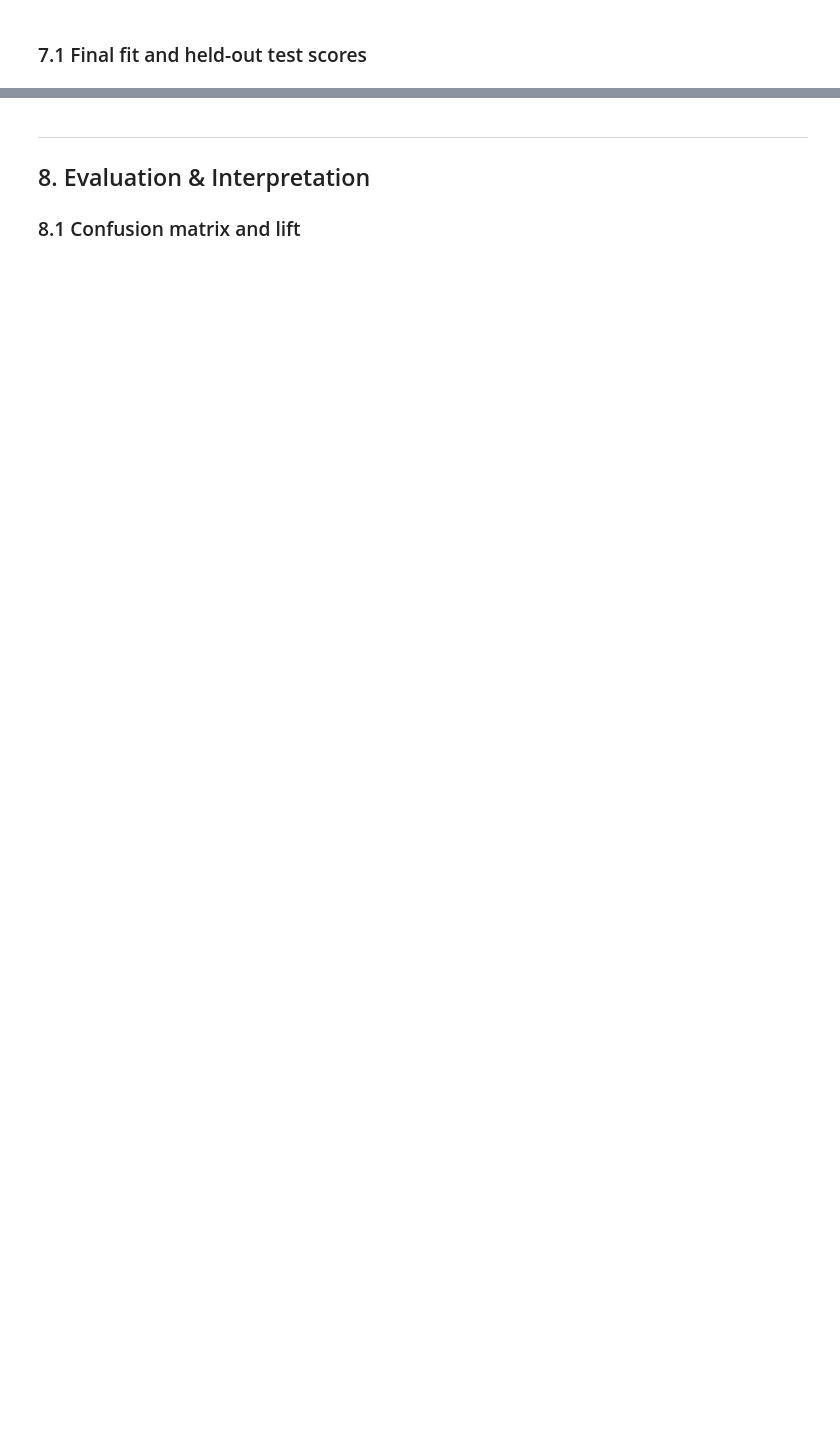
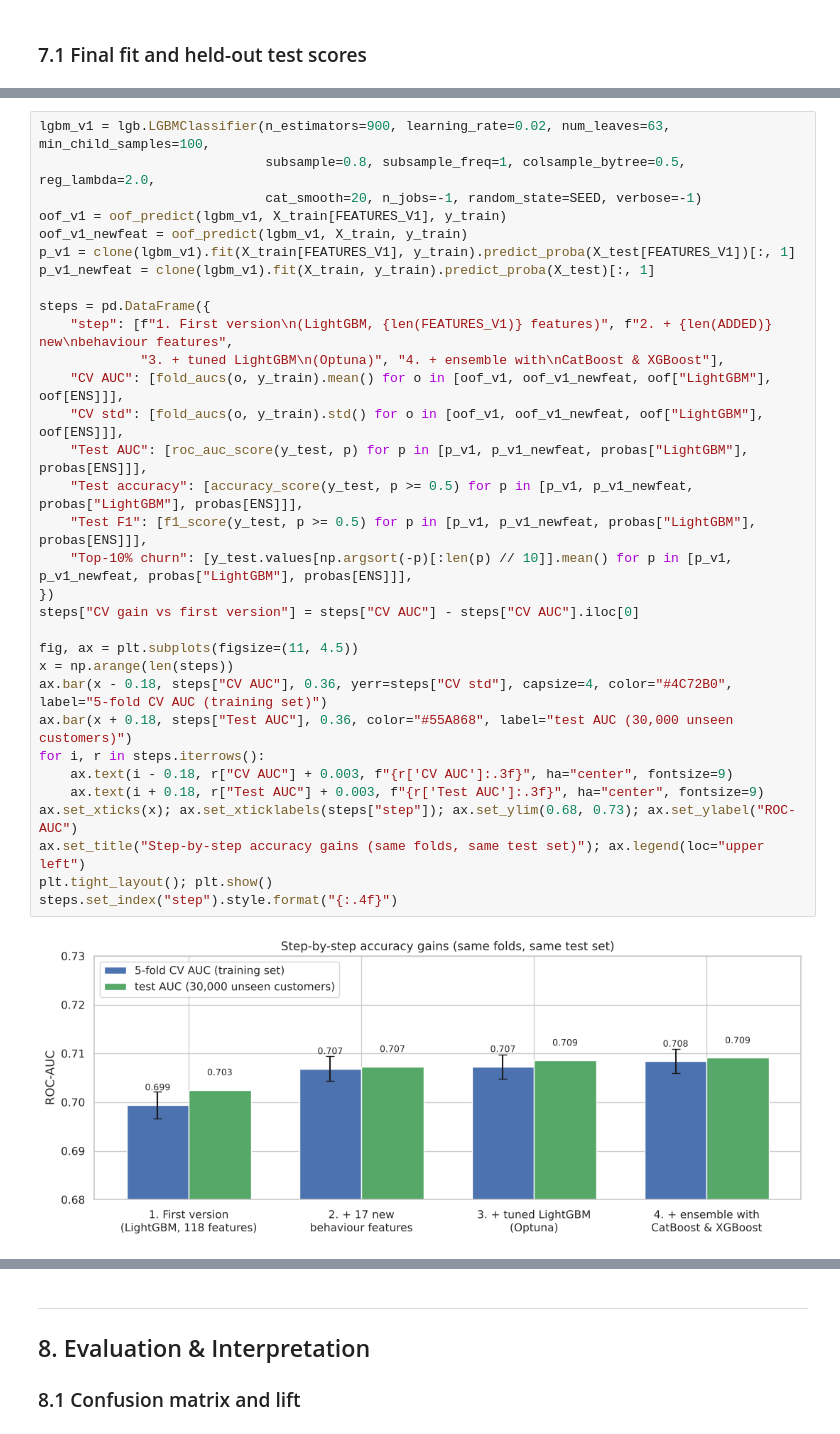
Before and after one commit to Shafayet-jamil/final-assignment-gci, a Jupyter notebook: Shafayet_Jamil.ipynb, the cells around one changed output, grey strips where cells are left out. Drawn from its saved outputs; the diff is of its cells as text; blank space fills up the shorter version.

```diff
--- a/Shafayet_Jamil.ipynb
+++ b/Shafayet_Jamil.ipynb
@@ -569,0 +756,34 @@ An AUC around 0.70 is in line with what is reported for this type of wireless-ca
+# %%
+lgbm_v1 = lgb.LGBMClassifier(n_estimators=900, learning_rate=0.02, num_leaves=63, min_child_samples=100,
+                             subsample=0.8, subsample_freq=1, colsample_bytree=0.5, reg_lambda=2.0,
+                             cat_smooth=20, n_jobs=-1, random_state=SEED, verbose=-1)
+oof_v1 = oof_predict(lgbm_v1, X_train[FEATURES_V1], y_train)
+oof_v1_newfeat = oof_predict(lgbm_v1, X_train, y_train)
+p_v1 = clone(lgbm_v1).fit(X_train[FEATURES_V1], y_train).predict_proba(X_test[FEATURES_V1])[:, 1]
+p_v1_newfeat = clone(lgbm_v1).fit(X_train, y_train).predict_proba(X_test)[:, 1]
+
+steps = pd.DataFrame({
+    "step": [f"1. First version\n(LightGBM, {len(FEATURES_V1)} features)", f"2. + {len(ADDED)} new\nbehaviour features",
+             "3. + tuned LightGBM\n(Optuna)", "4. + ensemble with\nCatBoost & XGBoost"],
+    "CV AUC": [fold_aucs(o, y_train).mean() for o in [oof_v1, oof_v1_newfeat, oof["LightGBM"], oof[ENS]]],
+    "CV std": [fold_aucs(o, y_train).std() for o in [oof_v1, oof_v1_newfeat, oof["LightGBM"], oof[ENS]]],
+    "Test AUC": [roc_auc_score(y_test, p) for p in [p_v1, p_v1_newfeat, probas["LightGBM"], probas[ENS]]],
+    "Test accuracy": [accuracy_score(y_test, p >= 0.5) for p in [p_v1, p_v1_newfeat, probas["LightGBM"], probas[ENS]]],
+    "Test F1": [f1_score(y_test, p >= 0.5) for p in [p_v1, p_v1_newfeat, probas["LightGBM"], probas[ENS]]],
+    "Top-10% churn": [y_test.values[np.argsort(-p)[:len(p) // 10]].mean() for p in [p_v1, p_v1_newfeat, probas["LightGBM"], probas[ENS]]],
+})
+steps["CV gain vs first version"] = steps["CV AUC"] - steps["CV AUC"].iloc[0]
+
+fig, ax = plt.subplots(figsize=(11, 4.5))
+x = np.arange(len(steps))
+ax.bar(x - 0.18, steps["CV AUC"], 0.36, yerr=steps["CV std"], capsize=4, color="#4C72B0", label="5-fold CV AUC (training set)")
+ax.bar(x + 0.18, steps["Test AUC"], 0.36, color="#55A868", label="test AUC (30,000 unseen customers)")
+for i, r in steps.iterrows():
+    ax.text(i - 0.18, r["CV AUC"] + 0.003, f"{r['CV AUC']:.3f}", ha="center", fontsize=9)
+    ax.text(i + 0.18, r["Test AUC"] + 0.003, f"{r['Test AUC']:.3f}", ha="center", fontsize=9)
+ax.set_xticks(x); ax.set_xticklabels(steps["step"]); ax.set_ylim(0.68, 0.73); ax.set_ylabel("ROC-AUC")
+ax.set_title("Step-by-step accuracy gains (same folds, same test set)"); ax.legend(loc="upper left")
+plt.tight_layout(); plt.show()
+steps.set_index("step").style.format("{:.4f}")
+# %% [output]
+[figure, added]
```
Also changed, not shown: parts of 55 cells of this notebook, 2 other files.
